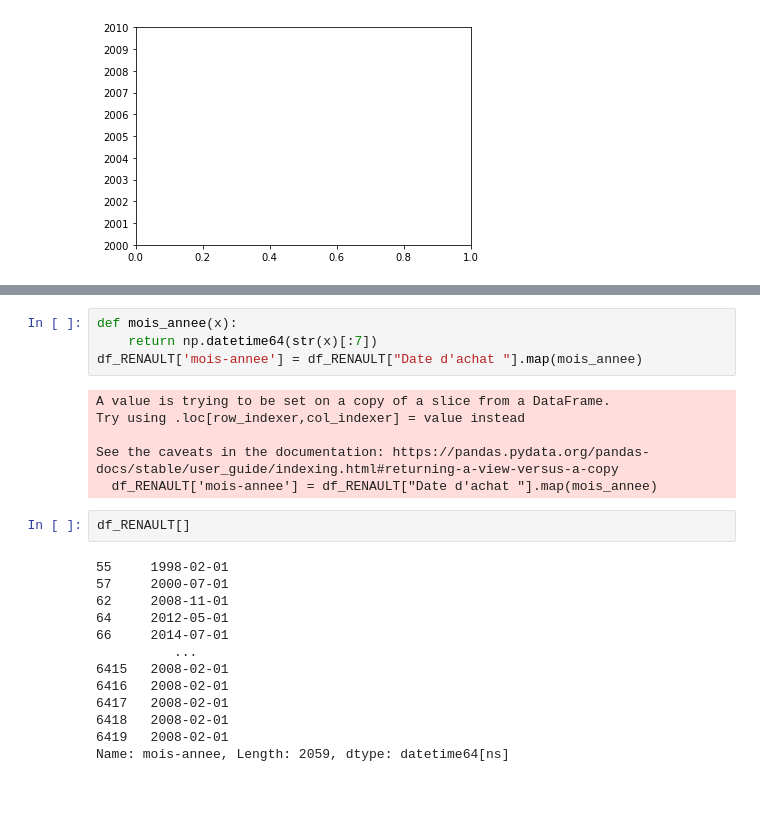
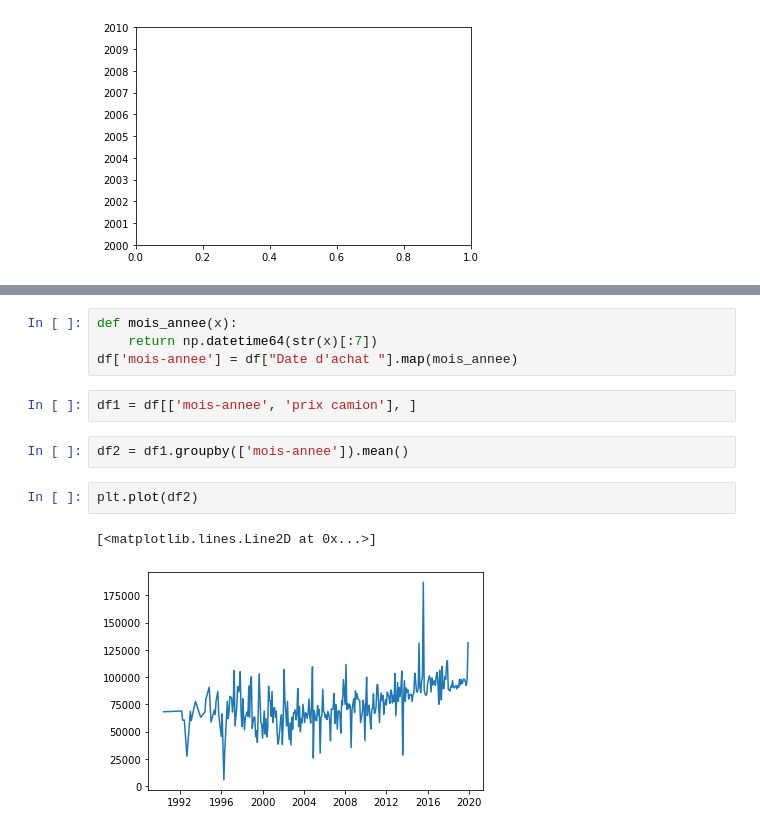
Before and after one commit to KilianPrvst/Truck_cartel, a Jupyter notebook: theobald.ipynb, the cells around one changed output, grey strips where cells are left out. Drawn from its saved outputs; the diff is of its cells as text; blank space fills up the shorter version.

```diff
--- a/theobald.ipynb
+++ b/theobald.ipynb
@@ -117,25 +115,13 @@ df['prix camion'] = df["Prix d'achat du camion complet (euros HT)"].fillna(0) +
 # %%
 def mois_annee(x):
     return np.datetime64(str(x)[:7])
-df_RENAULT['mois-annee'] = df_RENAULT["Date d'achat "].map(mois_annee)
+df['mois-annee'] = df["Date d'achat "].map(mois_annee)
-# %% [output]
-A value is trying to be set on a copy of a slice from a DataFrame.
-Try using .loc[row_indexer,col_indexer] = value instead
-
-See the caveats in the documentation: https://pandas.pydata.org/pandas-docs/stable/user_guide/indexing.html#returning-a-view-versus-a-copy
-  df_RENAULT['mois-annee'] = df_RENAULT["Date d'achat "].map(mois_annee)
-# %%
-df_RENAULT[]
-# %% [output]
-55     1998-02-01
-57     2000-07-01
-62     2008-11-01
-64     2012-05-01
-66     2014-07-01
-          ...
-6415   2008-02-01
-6416   2008-02-01
-6417   2008-02-01
-6418   2008-02-01
-6419   2008-02-01
-Name: mois-annee, Length: 2059, dtype: datetime64[ns]
+# %%
+df1 = df[['mois-annee', 'prix camion'], ]
+# %%
+df2 = df1.groupby(['mois-annee']).mean()
+# %%
+plt.plot(df2)
+# %% [output]
+[<matplotlib.lines.Line2D at 0x...>]
+[figure, added]
```
Also changed, not shown: parts of 1 cell of this notebook.
